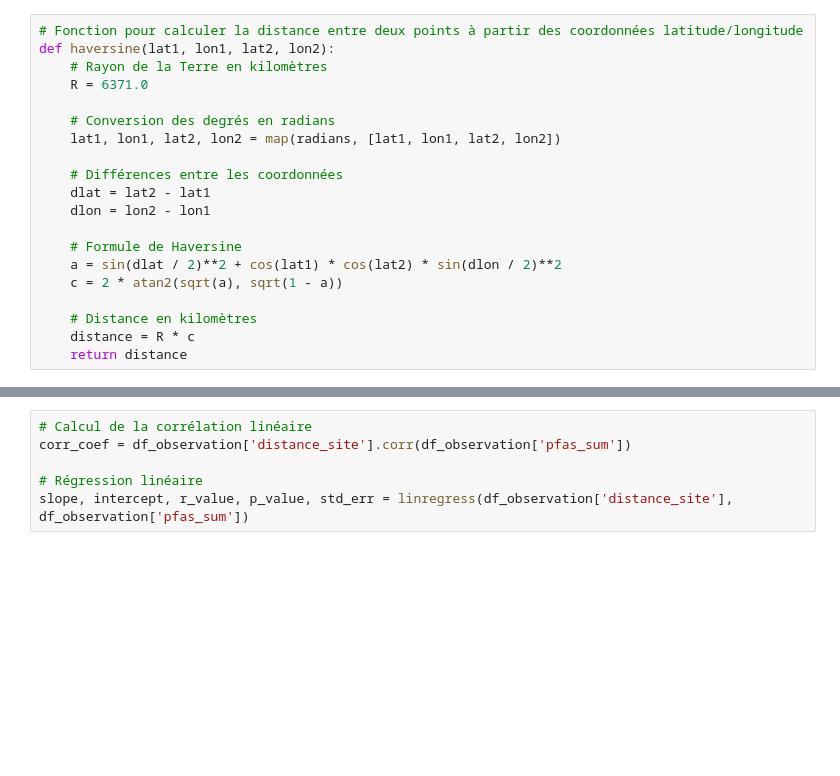
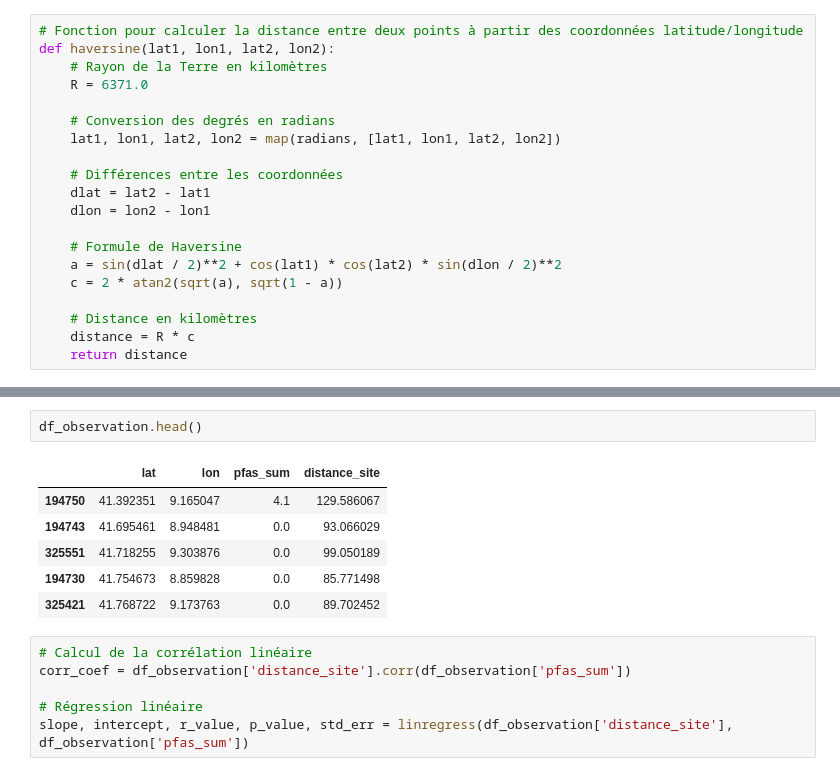
Before and after one commit to adwge99/Krigeage_PFAS, a Jupyter notebook: distance_connu.ipynb, the cells around one changed output, grey strips where cells are left out. Saved outputs shown, nothing was run; the diff lists cells and outputs as text; blank space fills up the shorter version.

```diff
--- a/distance_connu.ipynb
+++ b/distance_connu.ipynb
@@ -120,3 +130,12 @@ df_observation['distance_site'] = distances_min
+# %%
+df_observation.head()
+# %% [output]
+|  | lat | lon | pfas_sum | distance_site |
+| 194750 | 41.392351 | 9.165047 | 4.1 | 129.586067 |
+| 194743 | 41.695461 | 8.948481 | 0.0 | 93.066029 |
+| 325551 | 41.718255 | 9.303876 | 0.0 | 99.050189 |
+| 194730 | 41.754673 | 8.859828 | 0.0 | 85.771498 |
+| 325421 | 41.768722 | 9.173763 | 0.0 | 89.702452 |
 # %%
 # Calcul de la corrélation linéaire
 corr_coef = df_observation['distance_site'].corr(df_observation['pfas_sum'])
```
Also changed, not shown: parts of 6 cells of this notebook, 3 other files.
